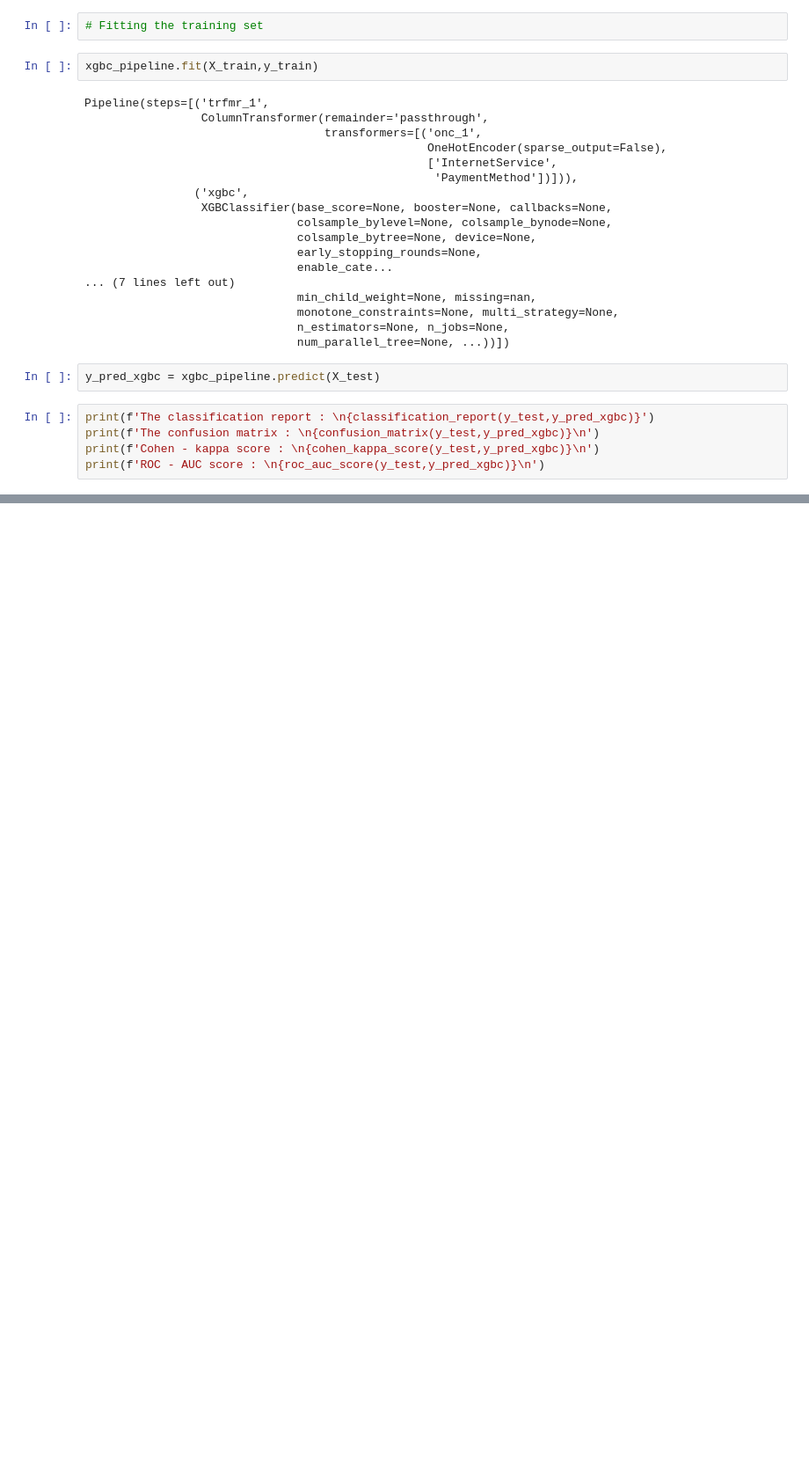
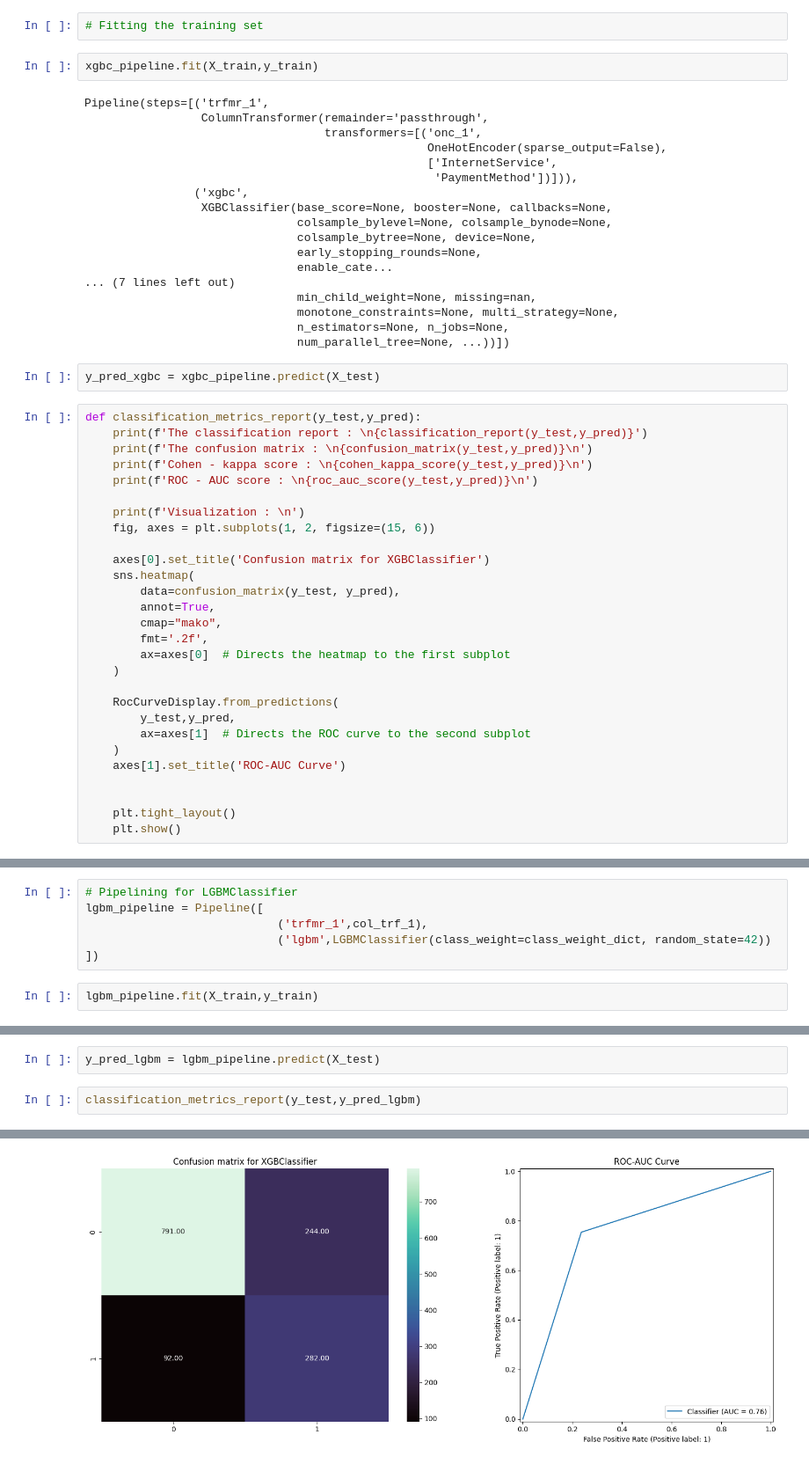
Before and after one commit to AyushDevadiga1/ml-customer-churn-prediction-app, a Jupyter notebook: model_training/train.ipynb, the cells around one changed output, grey strips where cells are left out. Shown at 88% size. Cells and saved outputs as stored; diff of their text form; blank space fills up the shorter version.

Commit message:
Model Training and Evaluation Phase 2

```diff
--- a/model_training/train.ipynb
+++ b/model_training/train.ipynb
@@ -742,7 +741,30 @@ Pipeline(steps=[('trfmr_1',
 # %%
 y_pred_xgbc = xgbc_pipeline.predict(X_test)
 # %%
-print(f'The classification report : \n{classification_report(y_test,y_pred_xgbc)}')
-print(f'The confusion matrix : \n{confusion_matrix(y_test,y_pred_xgbc)}\n')
-print(f'Cohen - kappa score : \n{cohen_kappa_score(y_test,y_pred_xgbc)}\n')
-print(f'ROC - AUC score : \n{roc_auc_score(y_test,y_pred_xgbc)}\n')
+def classification_metrics_report(y_test,y_pred):
+    print(f'The classification report : \n{classification_report(y_test,y_pred)}')
+    print(f'The confusion matrix : \n{confusion_matrix(y_test,y_pred)}\n')
+    print(f'Cohen - kappa score : \n{cohen_kappa_score(y_test,y_pred)}\n')
+    print(f'ROC - AUC score : \n{roc_auc_score(y_test,y_pred)}\n')
+
+    print(f'Visualization : \n')
+    fig, axes = plt.subplots(1, 2, figsize=(15, 6))
+
+    axes[0].set_title('Confusion matrix for XGBClassifier')
+    sns.heatmap(
+        data=confusion_matrix(y_test, y_pred),
+        annot=True,
+        cmap="mako",
+        fmt='.2f',
+        ax=axes[0]  # Directs the heatmap to the first subplot
+    )
+
+    RocCurveDisplay.from_predictions(
+        y_test,y_pred,
+        ax=axes[1]  # Directs the ROC curve to the second subplot
+    )
+    axes[1].set_title('ROC-AUC Curve')
+
+
+    plt.tight_layout()
+    plt.show()
@@ -793 +791,9 @@ plt.show()
 [figure]
+# %%
+# Pipelining for LGBMClassifier
+lgbm_pipeline = Pipeline([
+                            ('trfmr_1',col_trf_1),
+                            ('lgbm',LGBMClassifier(class_weight=class_weight_dict, random_state=42))
+])
+# %%
+lgbm_pipeline.fit(X_train,y_train)
@@ -793,0 +818,5 @@ plt.show()
+# %%
+y_pred_lgbm = lgbm_pipeline.predict(X_test)
+# %%
+classification_metrics_report(y_test,y_pred_lgbm)
+# %% [output]
@@ -793,0 +840 @@ plt.show()
+[figure, added]
```
Also changed, not shown: parts of 5 cells of this notebook.
